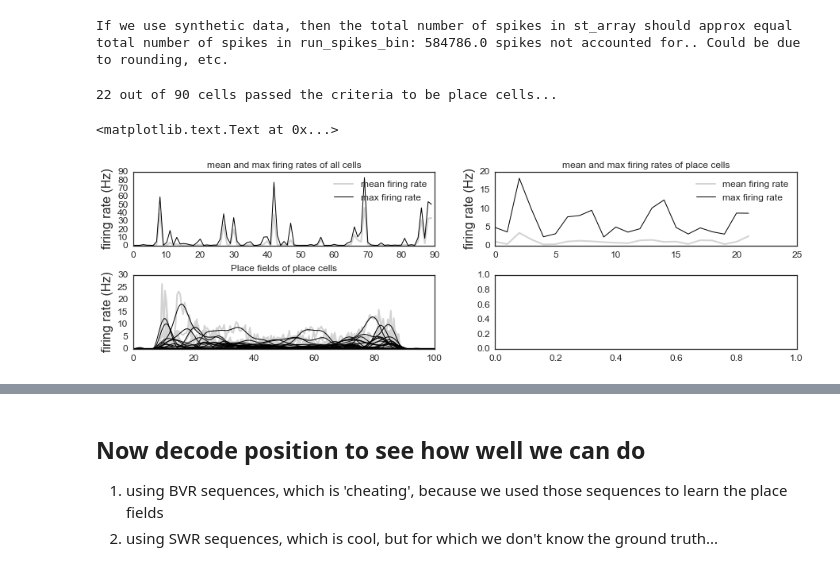
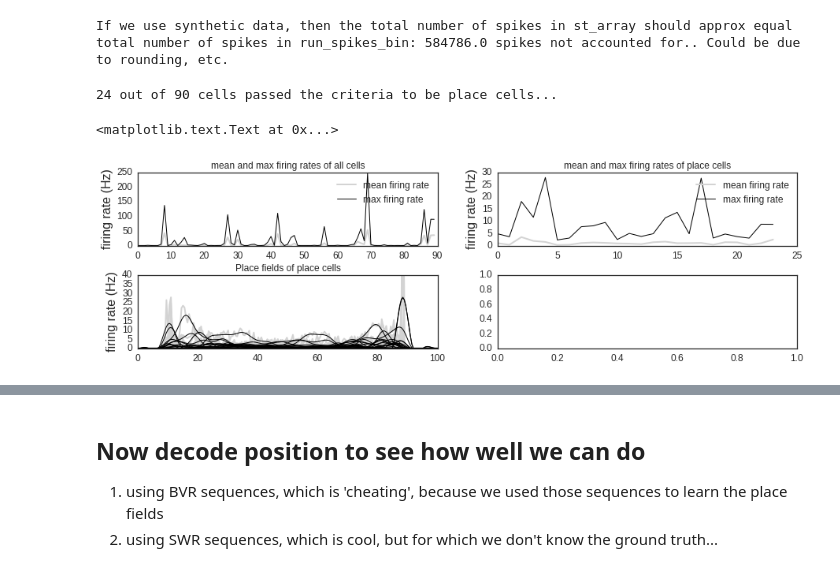
Before and after one commit to eackermann/hc-3, a Jupyter notebook: [2] place field visualization-synthetic.ipynb, the cells around one changed output, grey strips where cells are left out. Drawn from its saved outputs; the diff is of its cells as text; code cells hidden in the pictures.

```diff
--- a/[2] place field visualization-synthetic.ipynb
+++ b/[2] place field visualization-synthetic.ipynb
@@ -344,7 +339,7 @@ pf2 = []
 pfsmooth = []
 minth = 0.05 # min threshold for backgrnd spking actvy
 for uu in np.arange(0,num_units):
-    pf2.append([b/max(c,1) for (b,c) in zip(pf2spk_cnt[:,uu],bin_time)])
+    pf2.append([b/max(c,1/60) for (b,c) in zip(pf2spk_cnt[:,uu],bin_time)])
     pfsmooth.append(butter_lowpass_filtfilt(pf2[uu], cutoff=15, fs=200, order=4))
 
 pfsmooth = np.array(pfsmooth)
@@ -368,7 +363,7 @@ peakorder = peaklocations[pindex].argsort()
 
 # visualize place fields
 # %% [output]
-22 out of 90 cells passed the criteria to be place cells...
+24 out of 90 cells passed the criteria to be place cells...
 # %%
 sns.set(rc={'figure.figsize': (15, 4),'lines.linewidth': 3, 'font.size': 18, 'axes.labelsize': 16, 'legend.fontsize': 12, 'ytick.labelsize': 12, 'xtick.labelsize': 12 })
 sns.set_style("white")
@@ -377,34 +372,35 @@ f, ( (ax1, ax2), (ax3, ax4) ) = plt.subplots(2,2)
 ax1.plot(meanfiringrates,linewidth=2,color='lightgray')
 ax1.plot(maxfiringrates,linewidth=1,color='k')
 ax1.legend(['mean firing rate','max firing rate'])
 ax1.set_title('mean and max firing rates of all cells')
 
 ax2.plot(meanfiringrates[pindex],linewidth=2,color='lightgray')
 ax2.plot(maxfiringrates[pindex],linewidth=1,color='k')
 ax2.legend(['mean firing rate','max firing rate'])
 ax2.set_title('mean and max firing rates of place cells')
 
 cell_list = [3,7,11,13,14,27,45]
 #cell_list = [3,37,68]
 #cell_list = [11]
 cell_list = pindex
 
 for uu in cell_list:
     ax3.plot(bins[1:], pf2[uu], linewidth=2, color='lightgray')
 
 for uu in cell_list:
     ax3.plot(bins[1:], pfsmooth[uu], linewidth=1, color='k')
 
 plt.subplots_adjust(hspace=0.40)
 #ax3.set_title("place fields in LinearTwo",fontsize=14)
 ax1.set_ylabel("firing rate (Hz)")
 ax2.set_ylabel("firing rate (Hz)")
 ax3.set_ylabel("firing rate (Hz)")
 ax3.set_xlim([0,100])
+ax3.set_ylim([0,40])
 ax3.set_title('Place fields of place cells')
 # %% [output]
 <matplotlib.text.Text at 0x...>
-[figure, old version]
+[figure, new version]
 # %%
 sns.set(rc={'figure.figsize': (4,8),'lines.linewidth': 3, 'font.size': 18, 'axes.labelsize': 16, 'legend.fontsize': 12, 'ytick.labelsize': 12, 'xtick.labelsize': 12 })
 sns.set_style("white")
```
Also changed, not shown: parts of 38 cells of this notebook.
